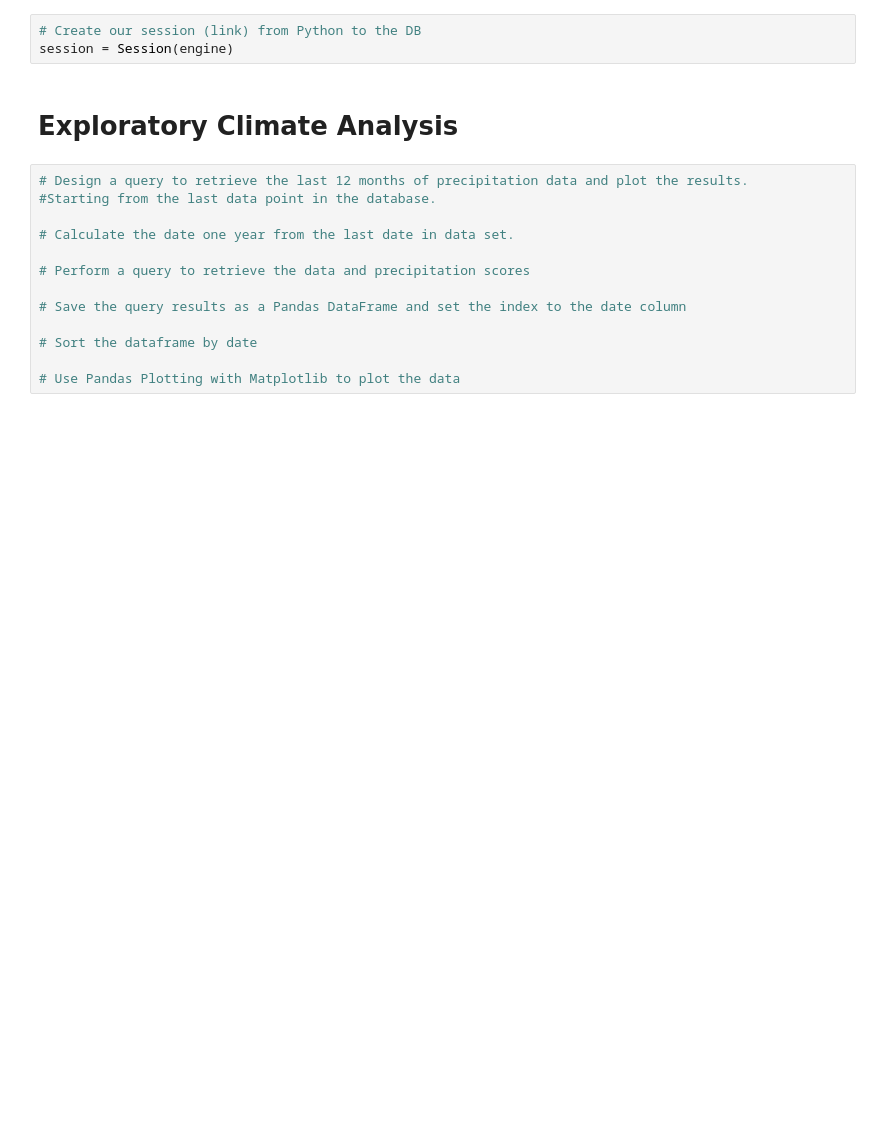
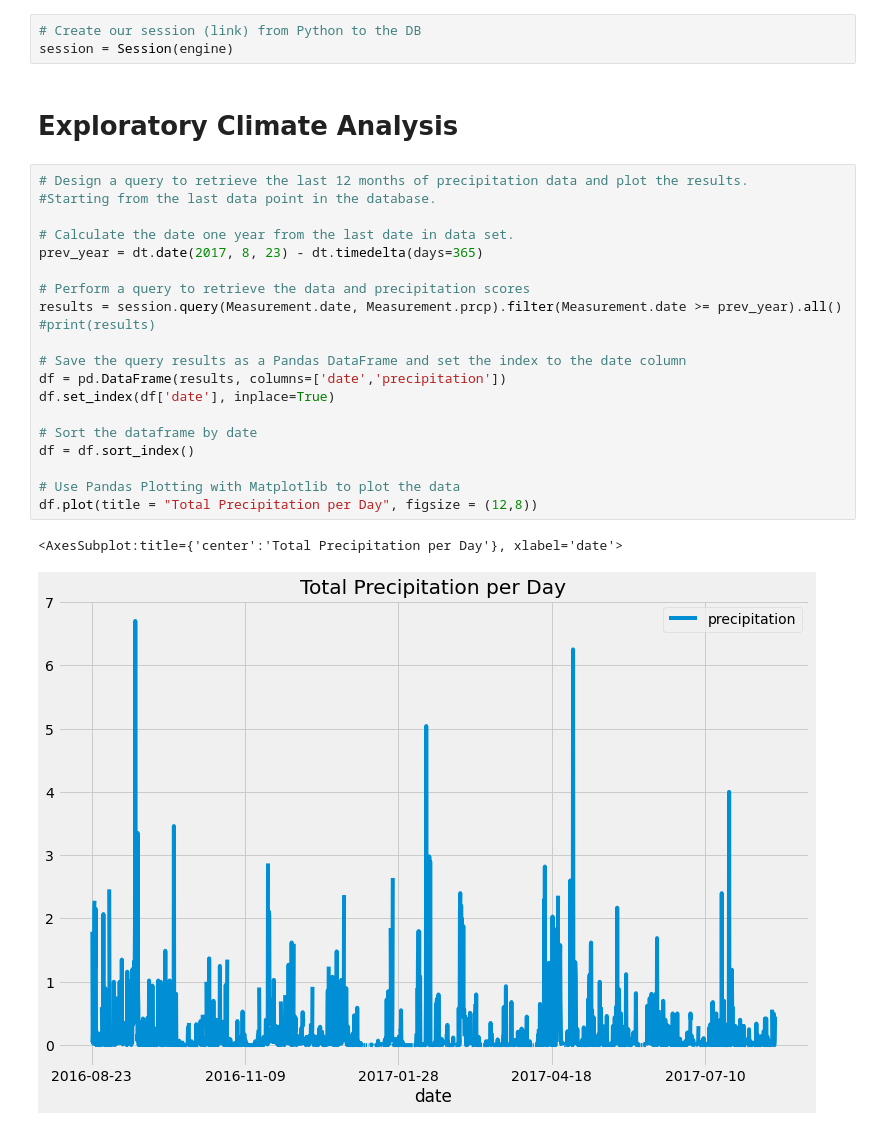
Before and after one commit to ellraff/surfs_up, a Jupyter notebook: climate_analysis.ipynb, the cells around one changed output. Cells and saved outputs as stored; diff of their text form; blank space fills up the shorter version.

Commit message:
Adding images and challenge

```diff
--- a/climate_analysis.ipynb
+++ b/climate_analysis.ipynb
@@ -40,15 +40,25 @@ session = Session(engine)
 # %%
 # Design a query to retrieve the last 12 months of precipitation data and plot the results.
 #Starting from the last data point in the database.
 
 # Calculate the date one year from the last date in data set.
+prev_year = dt.date(2017, 8, 23) - dt.timedelta(days=365)
 
 # Perform a query to retrieve the data and precipitation scores
+results = session.query(Measurement.date, Measurement.prcp).filter(Measurement.date >= prev_year).all()
+#print(results)
 
 # Save the query results as a Pandas DataFrame and set the index to the date column
+df = pd.DataFrame(results, columns=['date','precipitation'])
+df.set_index(df['date'], inplace=True)
 
 # Sort the dataframe by date
+df = df.sort_index()
 
 # Use Pandas Plotting with Matplotlib to plot the data
+df.plot(title = "Total Precipitation per Day", figsize = (12,8))
+# %% [output]
+<AxesSubplot:title={'center':'Total Precipitation per Day'}, xlabel='date'>
+[figure, added]
 # %%
 # Use Pandas to calcualte the summary statistics for the precipitation data
```
Also changed, not shown: parts of 7 cells of this notebook, 5 other files.
